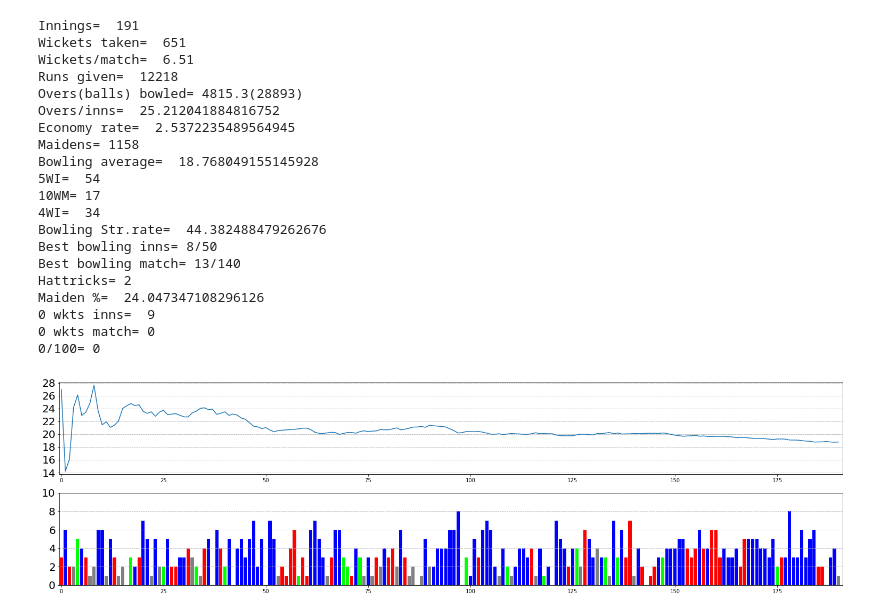
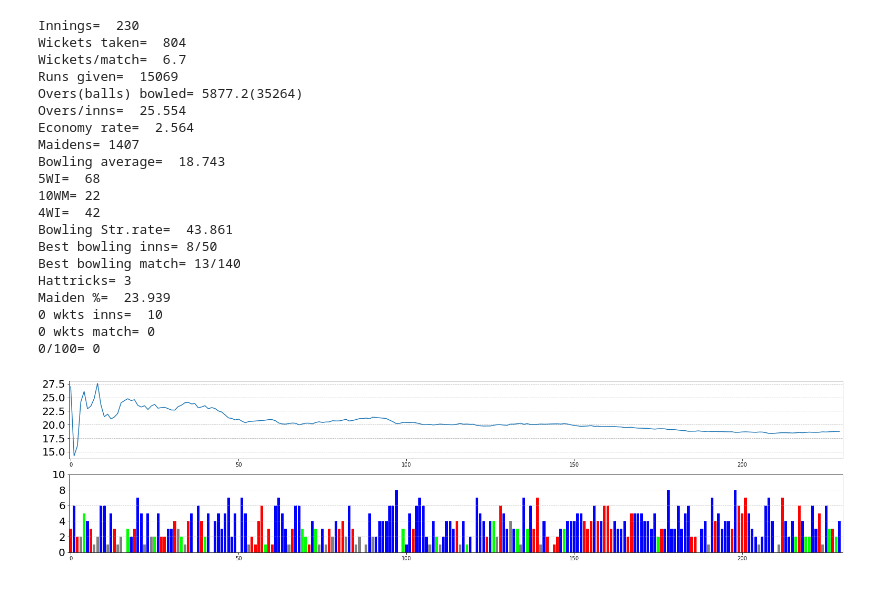
Before and after one commit to Abhinav-Rijal/Statistics, a Jupyter notebook: Cricket.ipynb, the cells around one changed output. Cells and saved outputs as stored; diff of their text form; code cells hidden in the pictures.

```diff
--- a/Cricket.ipynb
+++ b/Cricket.ipynb
@@ -5,8 +5,9 @@ import numpy as np
 # %%
 #Player
 result=[1,1,1, 0,0,1,0, 0,0,2,0,1, 1,1,1,1,1, 1,0,1, 2,1, 1,1,1,1, 1,1, 1,1,2,0,1, 1,2,1, 1,1,2, 1,1, 1,0,1, 1,0,1, 1,1,1,
-        1,0,2,1, 1,1, 1,1,1,2,1, 1,0,0, 1,1, 1,1,1,2, 1,1, 1,2,1,0, 1,1, 1,1,1, 1,1,1,1, 1,1,1, 1,1, 1, 1, 0,1,1,1,1, 0,0, 1]
-series=[1,0,0,1,1,1,1,1,1,1,1,1,1,1,1,1,1,1,0,1,1,1,2,1,1,1,1,1,1,1,1,0,1]
+        1,0,2,1, 1,1, 1,1,1,2,1, 1,0,0, 1,1, 1,1,1,2, 1,1, 1,2,1,0, 1,1, 1,1,1, 1,1,1,1, 1,1,1, 1,1, 1, 1, 0,1,1,1,1, 2,1, 1,1,
+        1, 2,1,0,1, 1,1, 1,1,0, 1, 1,1,1,1,1, 1,1,1]
+series=[1,0,0,1,1,1,1,1,1,1,1,1,1,1,1,1,1,1,0,1,1,1,2,1,1,1,1,1,1,1,1,1,1,1,1,1,1,1,1,1]
 win=0
 lose=0
 draw=0
@@ -31,17 +32,17 @@ for i in range(0,len(series)):
         sdraw=sdraw+1
 mom1=np.array([1,0,1, 0,0,1,0, 0,0,0,0,1, 0,0,0,0,0, 0,0,0, 1,0, 0,1,1,1, 1,0, 0,1,0,0,1, 0,0,1, 0,0,0, 0,0, 0,0,1, 0,0,0, 0,0,0,
                1,0,0,1, 0,1, 0,0,0,0,0, 0,0,0, 1,0, 1,1,1,0, 0,1, 0,0,0,0, 0,0, 0,0,1, 0,1,0,1, 0,0,0, 0,1, 1, 0, 0,1,0,0,1, 0,0,
-               0])
+               0,1, 1, 1,1,0,1, 0,0, 1,1,0, 1, 0,1,0,1,0, 1,0,0])
 mom2=np.array([0,0,0, 0,0,0,0, 0,0,0,0,1, 0,0,1,0,0, 0,0,0, 0,0, 0,1,1,1, 0,1, 1,0,0,0,1, 0,0,0, 0,0,0, 0,0, 0,0,1, 0,0,0, 0,1,0,
                1,0,0,1, 0,0, 1,0,1,0,0, 0,0,0, 0,0, 1,1,1,0, 1,0, 1,0,1,0, 0,0, 0,0,1, 1,1,1,1, 0,0,0, 0,0, 1, 0, 0,1,1,0,1, 0,0,
-               0])
+               0,0, 0, 0,1,0,0, 1,0, 1,0,0, 1, 0,0,0,0,1, 0,0,0])
 mom=mom1+mom2
 MOM=0
 for i in range(0,len(mom)):
     if mom[i]>0:
         MOM=MOM+1
 
-print("DOB= 1982")
+print("DOB= 1984")
 print("Bats= Right handed middle order")
 print("Bowls= Right arm leg break")
 print("Fields= Slips, Gully, Close-in")
@@ -50,6 +51,6 @@ print("Win/Loss/Draw= ", win, "/", lose, "/", draw)
 print("Series played= ", len(series))
 print("Series win/loss/draw= ", swin, "/", slose, "/", sdraw)
 print("Man of the match= ", MOM)
-print("Man of the series= 17")
-print("Years active= 2012-2022")
+print("Man of the series= 22")
+print("Years active= 2012-2023")
 # %% [output]
@@ -201,7 +212,7 @@ wickets=[3,6, 2,2, 5,4, 3,1, 2, 6,6, 1,5, 3,1, 2,0, 3,2, 3, 7,5, 1,5, 2,2, 5,2,
          5,7, 2,5, 0,7, 5,1, 2,1, 4,6, 1,3, 1, 6,7, 5,3, 1,3, 6,6, 3,2, 1,4, 3, 1,3, 1,3, 2,4, 3,4, 2,6, 3,1, 2, 0,1, 5,2, 2,4,
          4,4, 6,6, 8,0, 3, 1,5, 3,6, 7,6, 2,1, 4,2, 1,2, 4, 4,3, 4,1, 4,1, 2,0, 7,5, 4,2, 4,4, 2,6, 5,3, 4, 3,3, 1,7, 3,6, 3,
          7,1, 4,2, 0,1, 2,3, 3,4, 4,4, 5,5, 4,3, 4,6, 4,4, 6,6, 3,4, 3,3, 4,2, 5,5, 5,5, 4,4, 3,5, 2,3, 3,8, 3,3, 6,3, 5,6,
-         2,2, 0,3, 4,1]
+         2,2, 0,3, 4,1, 7,4, 5,3, 4,4, 3,8, 6, 5,7, 5,3, 2,1, 2,6, 7,4, 0,1, 7,4, 2,4, 2,6, 4,2, 2,6, 3,5, 1,6, 3,3, 2,4]
 y_pos1=np.arange(len(wickets))
 runs_given=[81,47, 49,137, 156,34, 81,60, 128, 31,54, 41,69, 80,55, 145,22, 92,31, 82, 103,95, 41,63, 97,72, 57,55, 52,46, 45,89,
             134,75,
@@ -210,7 +221,9 @@ runs_given=[81,47, 49,137, 156,34, 81,60, 128, 31,54, 41,69, 80,55, 145,22, 92,3
            115, 19,92, 79,82, 94,60, 40,42, 37,71, 49,24, 70, 62,59, 113,78, 27,32, 21,3, 56,72, 60,45, 78,135, 83,122, 67,39,
            178, 57,92, 65,52, 112,49, 72, 145,44, 69,45, 13,28, 43,42, 99,45, 11,13, 68,50, 99,74, 116,46, 102,31, 122,124,
             63,77,
-           23,48, 8,54, 116,43, 65,90, 59,66, 19,64, 78,67, 39,71, 54,50, 64,16, 75,34, 44,43, 40,11, 49,41]
+           23,48, 8,54, 116,43, 65,90, 59,66, 19,64, 78,67, 39,71, 54,50, 64,16, 75,34, 44,43, 40,11, 49,41, 94,94, 74,56, 55,66,
+           62,70, 125, 134,152, 71,29, 16,58, 37,33, 23,54, 49,58, 165,64, 26,44, 70,161, 35,74, 80,86, 47,113, 77,88, 92,83,
+           62,74]
 total_wkts=0
 total_runs_given=0
 bowl_avg=[]
@@ -242,61 +255,61 @@ for i in range(0,len(wickets)):
 
 print('Innings= ', len(wickets))
 print('Wickets taken= ', total_wkts)
-print('Wickets/match= ', total_wkts/100)
+print('Wickets/match= ', round(total_wkts/120,3))
 print('Runs given= ', total_runs_given)
-print('Overs(balls) bowled= 4815.3(28893)')
-print('Overs/inns= ', 4815.5/len(wickets))
-print('Economy rate= ', total_runs_given/4815.5)
-print('Maidens= 1158')
-print('Bowling average= ', total_runs_given/total_wkts)
+print('Overs(balls) bowled= 5877.2(35264)')
+print('Overs/inns= ', round(5877.3333333333333333/len(wickets),3))
+print('Economy rate= ', round(total_runs_given/5877.3333333333333333,3))
+print('Maidens= 1407')
+print('Bowling average= ', round(total_runs_given/total_wkts,3))
 print('5WI= ', fivefers)
-print('10WM= 17')
+print('10WM= 22')
 print('4WI= ', fourfers)
-print('Bowling Str.rate= ', 28893/total_wkts)
+print('Bowling Str.rate= ', round(35264/total_wkts,3))
 print('Best bowling inns= 8/50')
 print('Best bowling match= 13/140')
-print('Hattricks= 2')
-print('Maiden %= ', 1158*100/4815.5)
+print('Hattricks= 3')
+print('Maiden %= ', round(1407*100/5877.3333333333333333,3))
 print('0 wkts inns= ', zero_wkts)
 print('0 wkts match= 0')
 print('0/100= 0')
 # %% [output]
-Innings=  191
-Wickets taken=  651
-Wickets/match=  6.51
-Runs given=  12218
-Overs(balls) bowled= 4815.3(28893)
-Overs/inns=  25.212041884816752
-Economy rate=  2.5372235489564945
-Maidens= 1158
-Bowling average=  18.768049155145928
-5WI=  54
-10WM= 17
-4WI=  34
-Bowling Str.rate=  44.382488479262676
+Innings=  230
+Wickets taken=  804
+Wickets/match=  6.7
+Runs given=  15069
+Overs(balls) bowled= 5877.2(35264)
+Overs/inns=  25.554
+Economy rate=  2.564
+Maidens= 1407
+Bowling average=  18.743
+5WI=  68
+10WM= 22
+4WI=  42
+Bowling Str.rate=  43.861
 Best bowling inns= 8/50
 Best bowling match= 13/140
-Hattricks= 2
-Maiden %=  24.047347108296126
-0 wkts inns=  9
+Hattricks= 3
+Maiden %=  23.939
+0 wkts inns=  10
 0 wkts match= 0
 0/100= 0
 # %%
-plt.figure(figsize = [58,7])
+plt.figure(figsize = [58,6])
 plt.subplot(2,2,1)
 plt.plot(y_pos1,bowl_avg)
 plt.grid(axis='y',linestyle='--')
 plt.axis([-0.5,len(bowl_avg),min(bowl_avg)-0.5,max(bowl_avg)+0.5])
 plt.yticks(fontsize=20)
 plt.subplot(2,2,3)
 
 plt.bar(y_pos1,wickets,color=color)
 plt.grid(axis='y',linestyle='--', zorder=0)
 plt.axis([-0.5,len(bowl_avg),0,10])
 plt.yticks(fontsize=20)
 plt.show()
 # %% [output]
-[figure, old version]
+[figure, new version]
 # %%
 #Fielding
 CnB=np.array([      0,0, 0,0, 0,0, 0,0, 0, 1,0, 0,0, 0,0, 0,0, 0,0, 0, 0,0, 0,0, 0,0, 0,0, 1,0, 0,0, 0,0, 0,0, 0,0, 0,0, 0,0,
```
Also changed, not shown: parts of 8 cells of this notebook.
